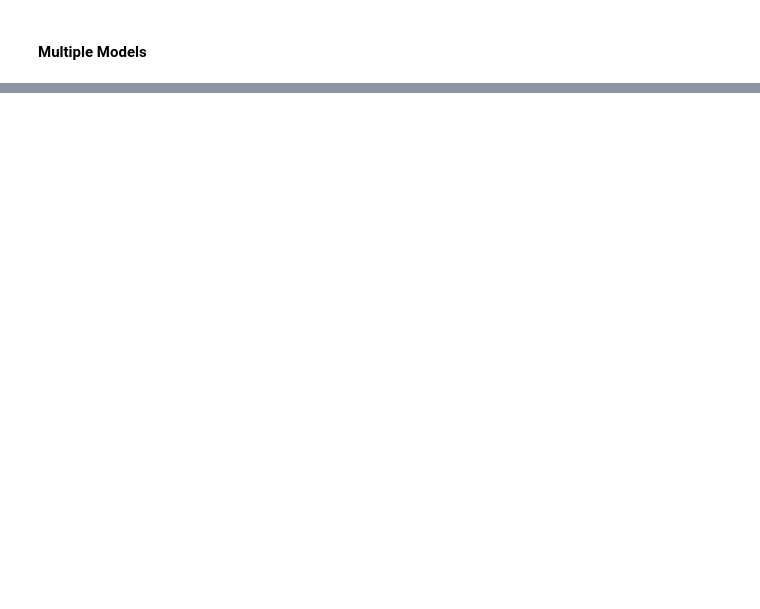
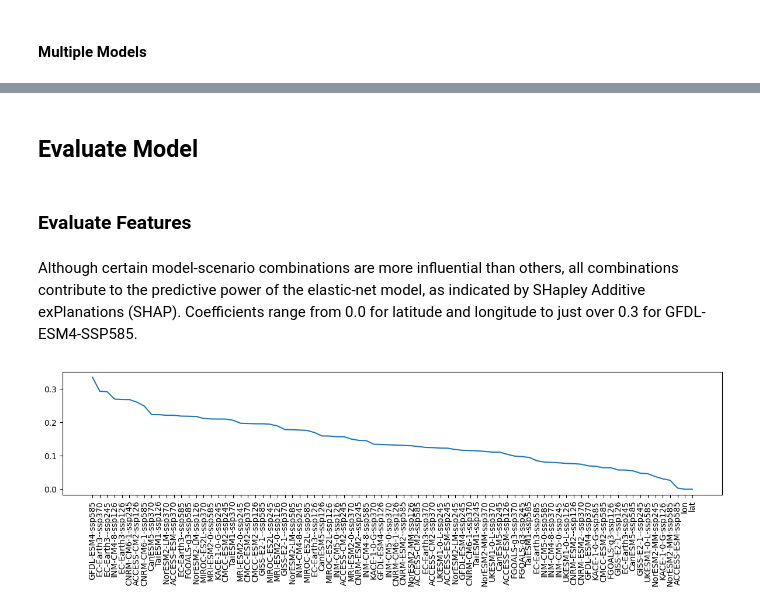
Before and after one commit to FixCarbon/um-mads, a Jupyter notebook: notebooks/train_model.ipynb, the cells around one changed output, grey strips where cells are left out. Cells and saved outputs as stored; diff of their text form; code cells hidden in the pictures; blank space fills up the shorter version.

Commit message:
Completed regression and assessed against test data

```diff
--- a/notebooks/train_model.ipynb
+++ b/notebooks/train_model.ipynb
@@ -416,3 +470,28 @@ results
+# %%
+# Assess temporal performance
+df_train_processed, df_validate_processed = preprocess_data(df_train, df_validate, rolling=True, window=WINDOW)
+plot_temporal_results(pd.concat([df_train_processed, df_validate_processed]), model, scaler)
+# %%
+# Get arrays
+X_validate, _, _, features_validate = get_arrays(df_validate_processed)
+X_validate_scaled = scaler.transform(X_validate)
+
+# Add predictions to dataframe
+df_validate_processed['preds'] = model.predict(X_validate_scaled)
+
+# Assess spatial performance
+single_model_results = df_validate_processed.groupby(
+        ['lat', 'lon']
+    ).apply(
+        lambda x: pd.Series({
+            'rmse': mean_squared_error(x['fahrenheit'], x['preds']) ** 0.5,
+            'r2': r2_score(x['fahrenheit'], x['preds'])
+        }), include_groups=False
+    ).reset_index(
+    ).sort_values('r2', ascending=False)
+
+# Plot results
+plot_spatial_results(single_model_results, lat='lat', lon='lon', value='rmse')
 # %% [markdown]
 #### Multiple Models
 # %% [markdown]
@@ -444,0 +523,28 @@ dtype: float64
+# %% [markdown]
+## Evaluate Model
+# %% [markdown]
+### Evaluate Features
+# %% [markdown]
+Although certain model-scenario combinations are more influential than others, all combinations contribute to the predictive power of the elastic-net model, as indicated by SHapley Additive exPlanations (SHAP). Coefficients range from 0.0 for latitude and longitude to just over 0.3 for GFDL-ESM4-SSP585.
+# %%
+# Process data
+df_train_processed, df_validate_processed = preprocess_data(df_train, df_validate, rolling=True, window=WINDOW)
+
+# Instantiate a model
+eln = ElasticNet(alpha=1.0, max_iter=10000, positive=True, random_state=RANDOM_STATE)
+
+# Train a single model
+model, _, scaler = train_single_model(df_train_processed, df_validate_processed, eln)
+# %%
+# Retrieve weights
+X, _, _, features = get_arrays(df_train_processed)
+coefs = pd.DataFrame(model.coef_, index=features_validate, columns=['coef']).sort_values('coef', ascending=False)
+
+# Plot weights
+fig, axs = plt.subplots(figsize=(12, 4))
+axs.plot(coefs)
+axs.tick_params(axis='x', rotation=90)
+plt.tight_layout()
+plt.show()
+# %% [output]
+[figure, added]
```
Also changed, not shown: parts of 33 cells of this notebook, 1 other file.
